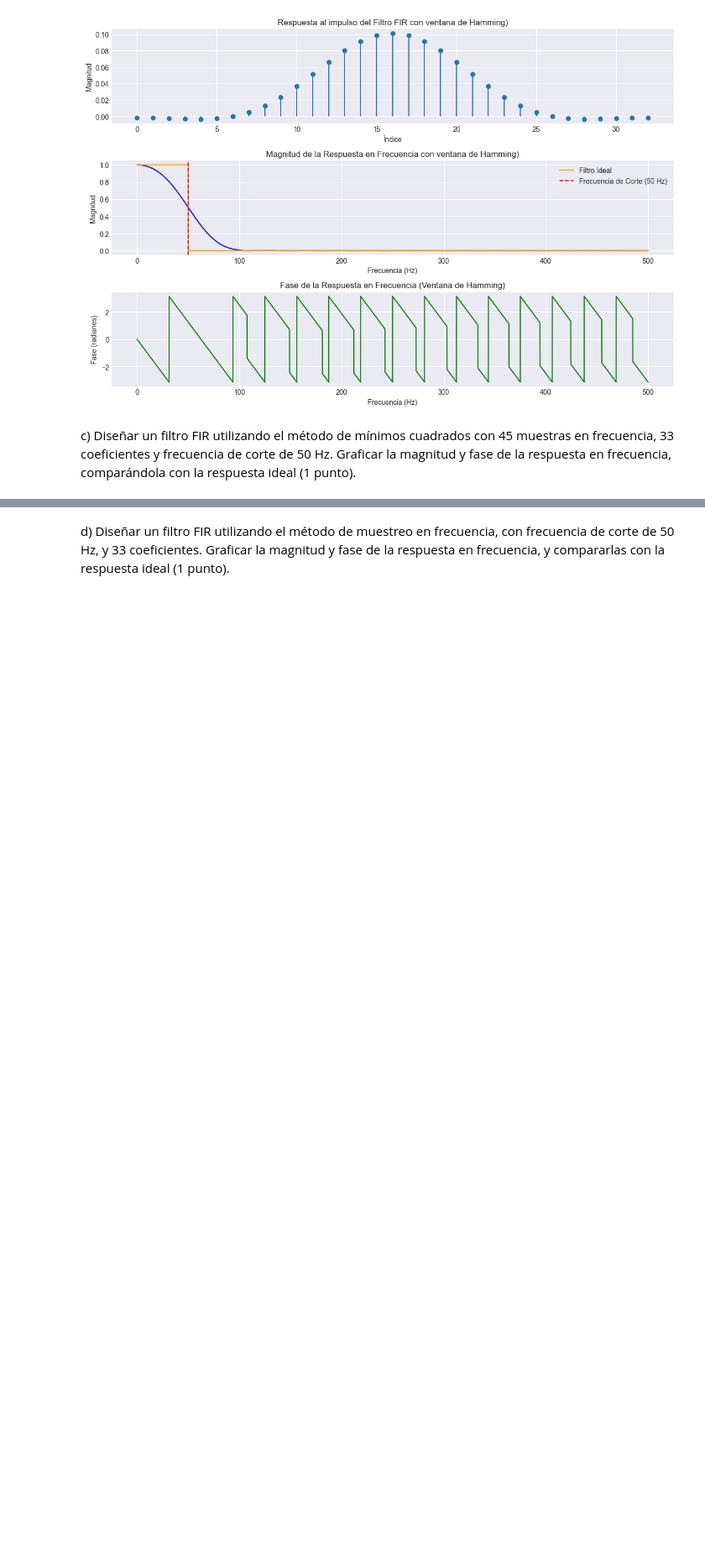
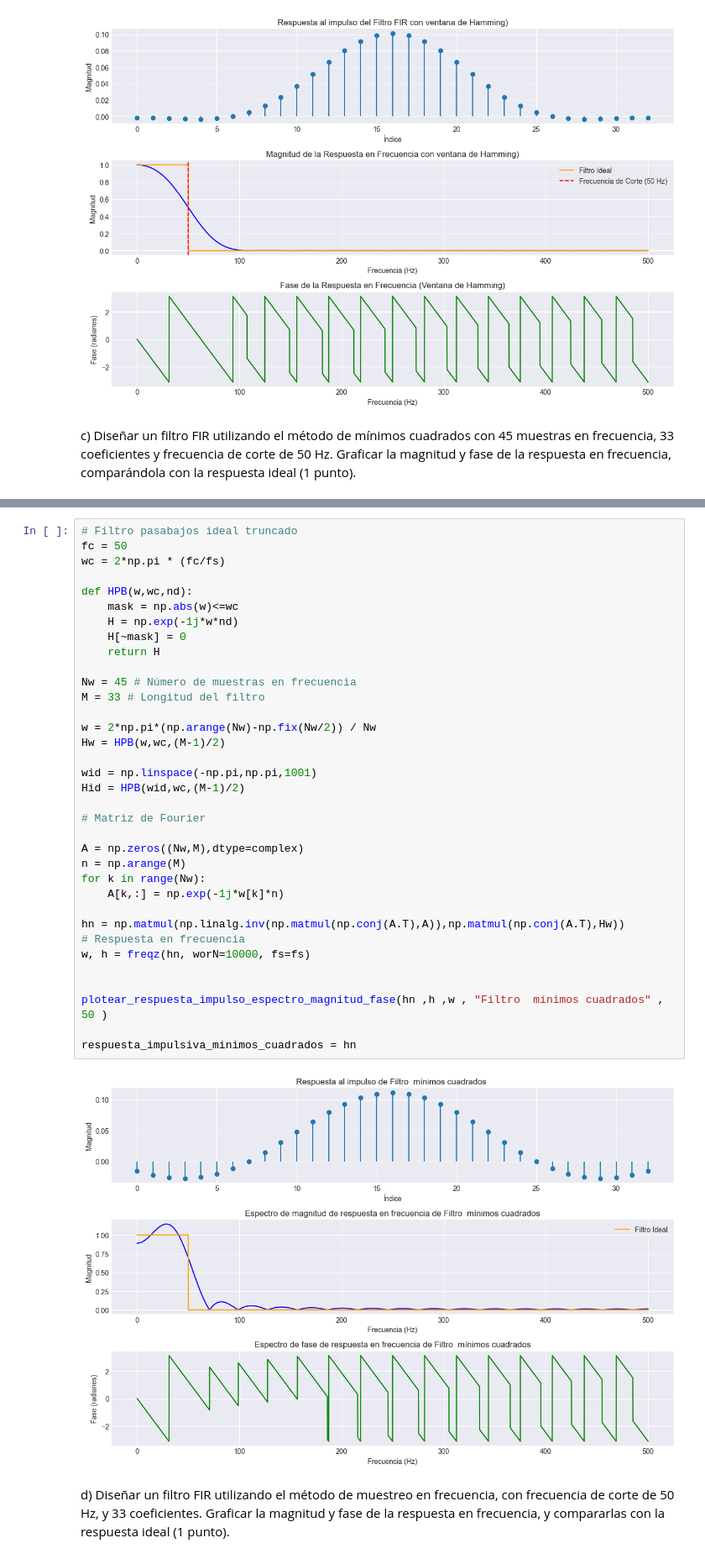
Before and after one commit to ExampleToFollow/PracticasPDS, a Jupyter notebook: Lab4/IF_LAB4_20213704.ipynb, the cells around one changed output, grey strips where cells are left out. Shown at 84% size. Drawn from its saved outputs; the diff is of its cells as text; blank space fills up the shorter version.

```diff
--- a/Lab4/IF_LAB4_20213704.ipynb
+++ b/Lab4/IF_LAB4_20213704.ipynb
@@ -133,3 +115,40 @@ plt.show()
+# %%
+# Filtro pasabajos ideal truncado
+fc = 50
+wc = 2*np.pi * (fc/fs)
+
+def HPB(w,wc,nd):
+    mask = np.abs(w)<=wc
+    H = np.exp(-1j*w*nd)
+    H[~mask] = 0
+    return H
+
+Nw = 45 # Número de muestras en frecuencia
+M = 33 # Longitud del filtro
+
+w = 2*np.pi*(np.arange(Nw)-np.fix(Nw/2)) / Nw
+Hw = HPB(w,wc,(M-1)/2)
+
+wid = np.linspace(-np.pi,np.pi,1001)
+Hid = HPB(wid,wc,(M-1)/2)
+
+# Matriz de Fourier
+
+A = np.zeros((Nw,M),dtype=complex)
+n = np.arange(M)
+for k in range(Nw):
+    A[k,:] = np.exp(-1j*w[k]*n)
+
+hn = np.matmul(np.linalg.inv(np.matmul(np.conj(A.T),A)),np.matmul(np.conj(A.T),Hw))
+# Respuesta en frecuencia
+w, h = freqz(hn, worN=10000, fs=fs)
+
+
+plotear_respuesta_impulso_espectro_magnitud_fase(hn ,h ,w , "Filtro  mínimos cuadrados" , 50 )
+
+respuesta_impulsiva_minimos_cuadrados = hn
+# %% [output]
+[figure, added]
 # %% [markdown]
 d) Diseñar un filtro FIR utilizando el método de muestreo en frecuencia, con frecuencia de corte
 de 50 Hz, y 33 coeficientes. Graficar la magnitud y fase de la respuesta en frecuencia, y
```
Also changed, not shown: parts of 7 cells of this notebook.
